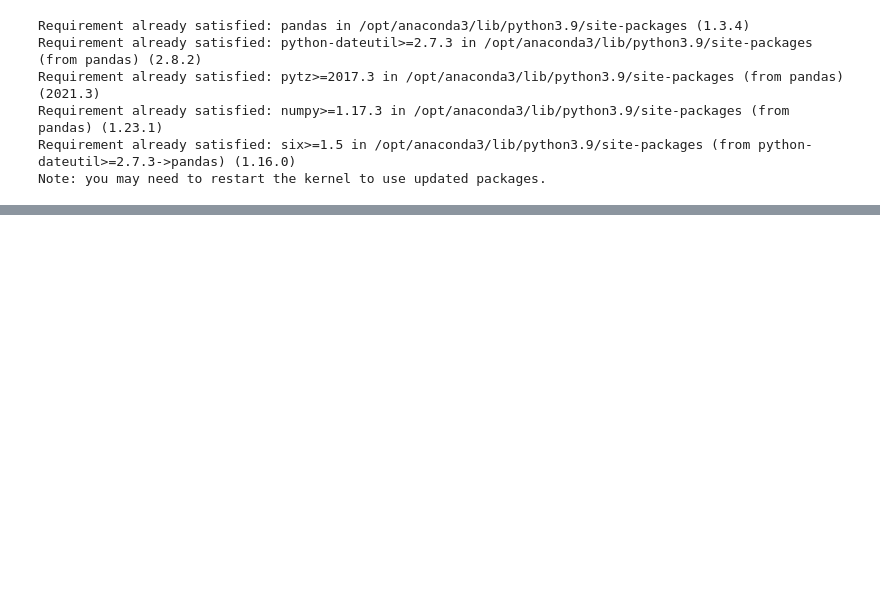
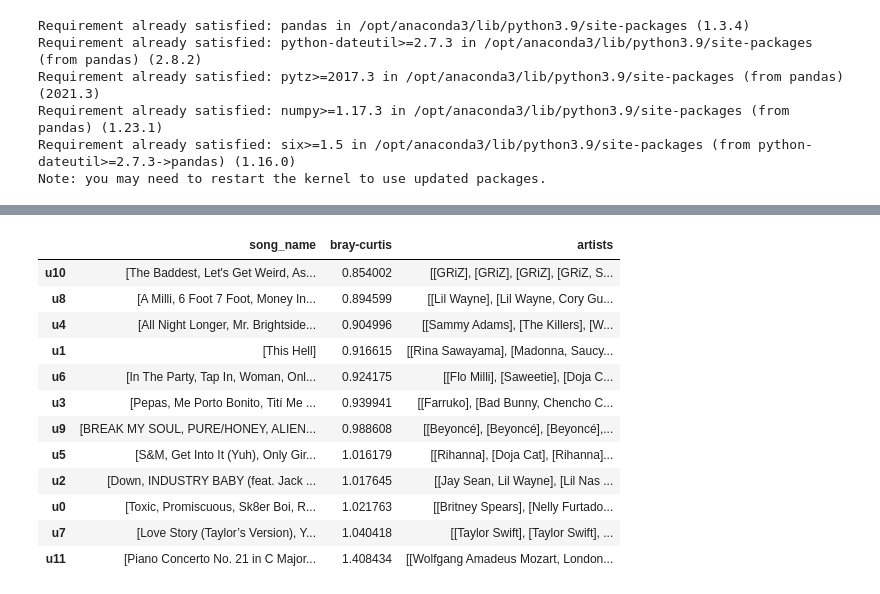
Before and after one commit to adamziff/thesis, a Jupyter notebook: metric_analysis.ipynb, the cells around one changed output, grey strips where cells are left out. Drawn from its saved outputs; the diff is of its cells as text; code cells hidden in the pictures; blank space fills up the shorter version.

```diff
--- a/metric_analysis.ipynb
+++ b/metric_analysis.ipynb
@@ -220,6 +220,7 @@ def get_track_values(uris):
     tracks_dict = pd.DataFrame(tracks['tracks'])
 
     popularity = list(tracks_dict['popularity'])
+    names = list(tracks_dict['name'])
 
     artists_dict = tracks_dict['artists']
     artists = []
@@ -242,7 +243,7 @@ def get_track_values(uris):
         ms_date = dt.datetime.timestamp(dt.datetime.strptime(date,"%Y-%m-%d"))
         dates.append(ms_date / MS_IN_DAY)
 
-    track_values = [artists, popularity, dates]
+    track_values = [artists, popularity, dates, names]
 
     if len(extra_uris) > 0:
         recur_values = get_track_values(extra_uris)
@@ -392,0 +391,8 @@ def evaluate_low(uri, user_features, scaler, eval_artists, dist_func):
+# %%
+# lower means more similar for all?
+# chebyshev is gone, weird since it just takes the highest distance over any one category
+# no canberra bc if one value pos and one value neg, distance always exactly one, no matter how far apart
+# manhattan and euclidean are too sensitive to large values (even though they're standardized)
+# choosing braycurtis for simplicity
+dist_list = [dist.braycurtis, dist.cosine]
+dist_func_names = ['bray-curtis', 'cosine']
@@ -392,0 +479,46 @@ def evaluate_low(uri, user_features, scaler, eval_artists, dist_func):
+# %%
+# Griztronics
+# test_uri = '6OTClxme7EYRZGO6An3SMc'
+
+# Griztronics II
+test_uri = '2il9NDpW87Hk2L9AjeDf8r'
+
+# Love Story
+# test_uri = '3CeCwYWvdfXbZLXFhBrbnf'
+
+# Toxic
+# test_uri = '6I9VzXrHxO9rA9A5euc8Ak'
+
+# Nonstop Drake
+# test_uri = '0TlLq3lA83rQOYtrqBqSct'
+
+# Cuff It
+# test_uri = '1xzi1Jcr7mEi9K2RfzLOqS'
+
+# Goodies
+# test_uri = '1rGd2CoMxEg2dnaytLY5ZG'
+
+# Badboi
+# test_uri = '4SEPjbU0LpXNjsqp5nkg9o'
+
+# users = [user_10, user_11]
+users = [user_0, user_1, user_2, user_3, user_4, user_5, user_6, user_7, user_8, user_9, user_10, user_11]
+all = run_analysis(test_uri, users)
+# SHOULD BE PRINTING SAME VALUES BUT IT'S NOT, Y THO
+# the scaling is different each time because the recommendations are different each time!!
+# %%
+all.sort_values(by=dist_func_names[0]).drop(dist_func_names[1:], axis=1)
+# %% [output]
+|  | song_name | bray-curtis | artists |
+| u10 | [The Baddest, Let's Get Weird, As... | 0.854002 | [[GRiZ], [GRiZ], [GRiZ], [GRiZ, S... |
+| u8 | [A Milli, 6 Foot 7 Foot, Money In... | 0.894599 | [[Lil Wayne], [Lil Wayne, Cory Gu... |
+| u4 | [All Night Longer, Mr. Brightside... | 0.904996 | [[Sammy Adams], [The Killers], [W... |
+| u1 | [This Hell] | 0.916615 | [[Rina Sawayama], [Madonna, Saucy... |
+| u6 | [In The Party, Tap In, Woman, Onl... | 0.924175 | [[Flo Milli], [Saweetie], [Doja C... |
+| u3 | [Pepas, Me Porto Bonito, Tití Me ... | 0.939941 | [[Farruko], [Bad Bunny, Chencho C... |
+| u9 | [BREAK MY SOUL, PURE/HONEY, ALIEN... | 0.988608 | [[Beyoncé], [Beyoncé], [Beyoncé],... |
+| u5 | [S&M, Get Into It (Yuh), Only Gir... | 1.016179 | [[Rihanna], [Doja Cat], [Rihanna]... |
+| u2 | [Down, INDUSTRY BABY (feat. Jack ... | 1.017645 | [[Jay Sean, Lil Wayne], [Lil Nas ... |
+| u0 | [Toxic, Promiscuous, Sk8er Boi, R... | 1.021763 | [[Britney Spears], [Nelly Furtado... |
+| u7 | [Love Story (Taylor’s Version), Y... | 1.040418 | [[Taylor Swift], [Taylor Swift], ... |
+| u11 | [Piano Concerto No. 21 in C Major... | 1.408434 | [[Wolfgang Amadeus Mozart, London... |
```
Also changed, not shown: parts of 17 cells of this notebook, 3 other files.
